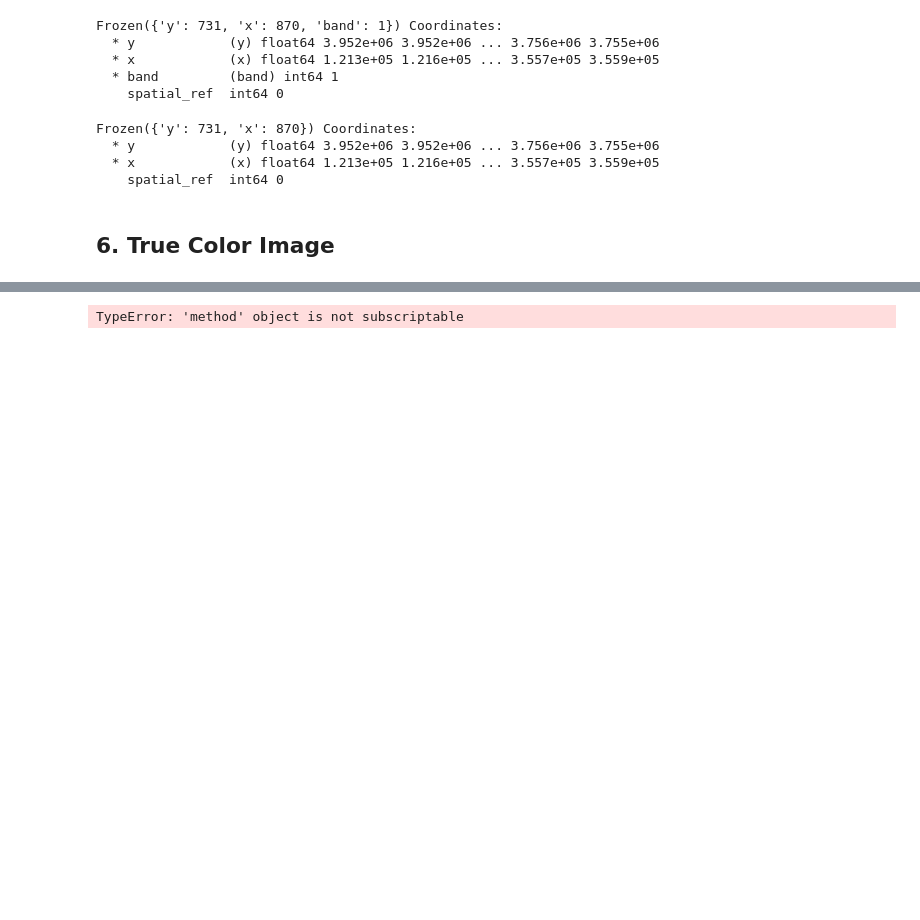
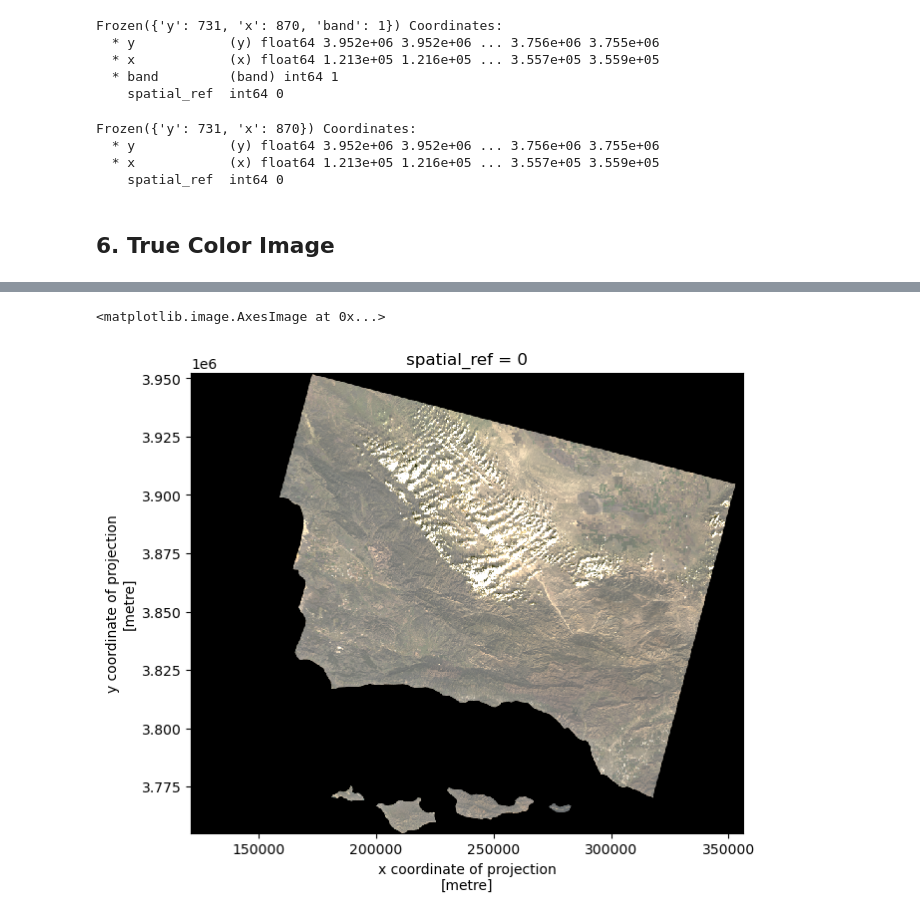
Before and after one commit to rfswick/eds220-hwk4, a Jupyter notebook: hwk4-task2-fire-scar-SWICK.ipynb, the cells around one changed output, grey strips where cells are left out. Cells and saved outputs as stored; diff of their text form; code cells hidden in the pictures; blank space fills up the shorter version.

```diff
--- a/hwk4-task2-fire-scar-SWICK.ipynb
+++ b/hwk4-task2-fire-scar-SWICK.ipynb
@@ -100,4 +102,7 @@ AttributeError: '_Dataset_PlotMethods' object has no attribute 'imshow'
 # %%
-rgb = landsat.sel[[1, 2, 3]]
+rgb.plot.imshow(size=6, # Plot's height in inches
+                aspect=rgb_aspect_ratio, # Ratio of width/height
+                robust=True)
 # %% [output]
-TypeError: 'method' object is not subscriptable
+<matplotlib.image.AxesImage at 0x...>
+[figure, added]
```
Also changed, not shown: parts of 5 cells of this notebook.
